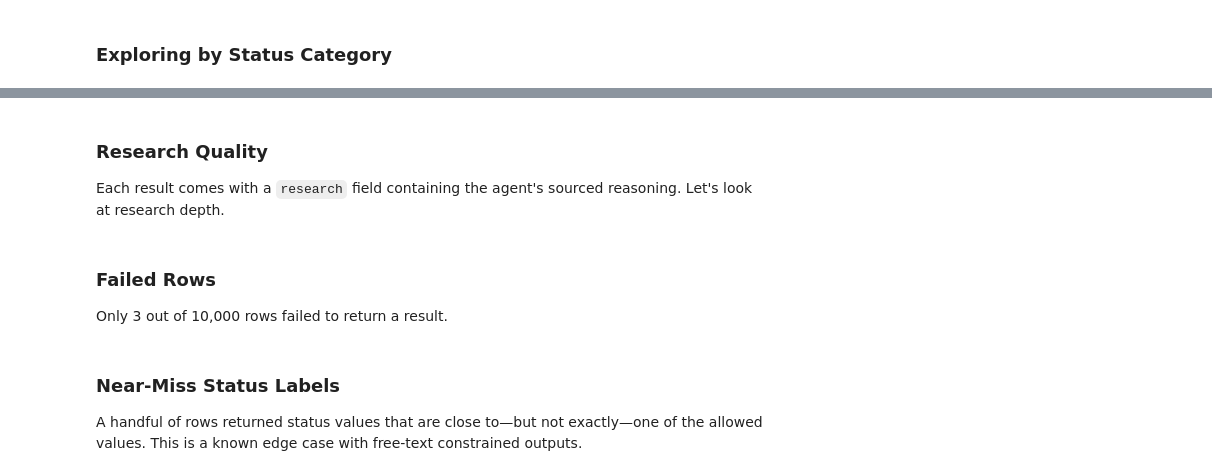
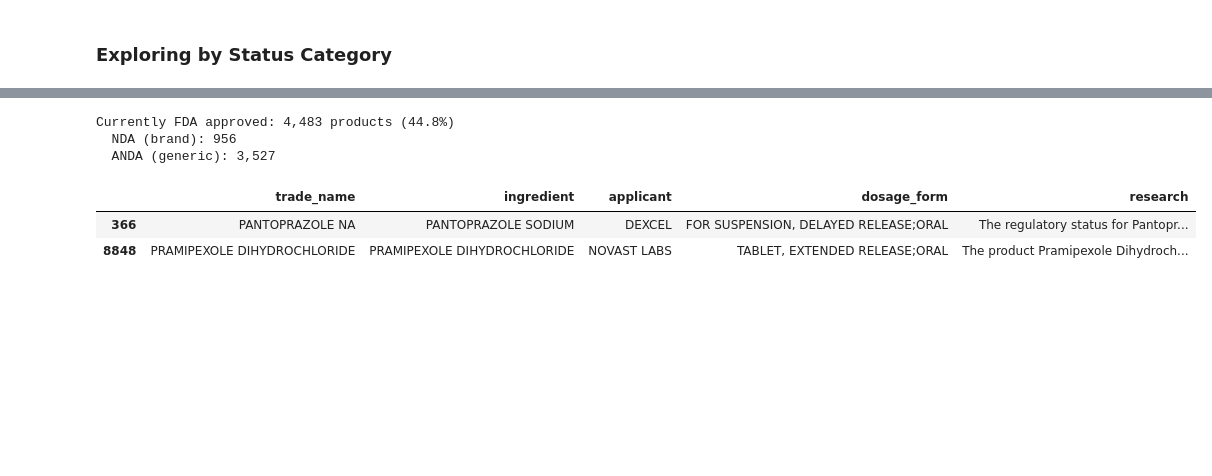
Before and after one commit to futuresearch/everyrow-sdk, a Jupyter notebook: docs/case_studies/agent-map-regulatory-status/notebook.ipynb, the cells around one changed output, grey strips where cells are left out. Saved outputs shown, nothing was run; the diff lists cells and outputs as text; code cells hidden in the pictures; blank space fills up the shorter version.

```diff
--- a/docs/case_studies/agent-map-regulatory-status/notebook.ipynb
+++ b/docs/case_studies/agent-map-regulatory-status/notebook.ipynb
@@ -134,10 +181,14 @@ discontinued[["trade_name", "ingredient", "applicant", "research"]].sample(5, ra
 # %%
 # Currently approved products (NDA + ANDA)
 approved = results_df[results_df["regulatory_status"].isin(["FDA approved (NDA)", "FDA approved (ANDA \u2013 generic)"])]
 print(f"Currently FDA approved: {len(approved):,} products ({len(approved)/len(results_df)*100:.1f}%)")
 print(f"  NDA (brand): {(results_df['regulatory_status'] == 'FDA approved (NDA)').sum():,}")
 print(f"  ANDA (generic): {(results_df['regulatory_status'] == 'FDA approved (ANDA \u2013 generic)').sum():,}")
-approved[["trade_name", "ingredient", "applicant", "dosage_form", "research"]].sample(5, random_state=42)
+approved[["trade_name", "ingredient", "applicant", "dosage_form", "research"]].sample(2, random_state=42)
+# %% [output]
+Currently FDA approved: 4,483 products (44.8%)
+  NDA (brand): 956
+  ANDA (generic): 3,527
+|  | trade_name | ingredient | applicant | dosage_form | research |
+| 366 | PANTOPRAZOLE NA | PANTOPRAZOLE SODIUM | DEXCEL | FOR SUSPENSION, DELAYED RELEASE;ORAL | The regulatory status for Pantopr... |
+| 8848 | PRAMIPEXOLE DIHYDROCHLORIDE | PRAMIPEXOLE DIHYDROCHLORIDE | NOVAST LABS | TABLET, EXTENDED RELEASE;ORAL | The product Pramipexole Dihydroch... |
-# %% [markdown]
-### Research Quality
-Each result comes with a `research` field containing the agent's sourced reasoning. Let's look at research depth.
@@ -154,3 +194,0 @@ print(f"  {longest['trade_name']} ({longest['ingredient']}): {longest['research'
-# %% [markdown]
-### Failed Rows
-Only 3 out of 10,000 rows failed to return a result.
@@ -161,3 +194,0 @@ failed[["row_id", "trade_name", "ingredient", "applicant", "dosage_form"]]
-# %% [markdown]
-### Near-Miss Status Labels
-A handful of rows returned status values that are close to—but not exactly—one of the allowed values. This is a known edge case with free-text constrained outputs.
```
Also changed, not shown: parts of 12 cells of this notebook.
